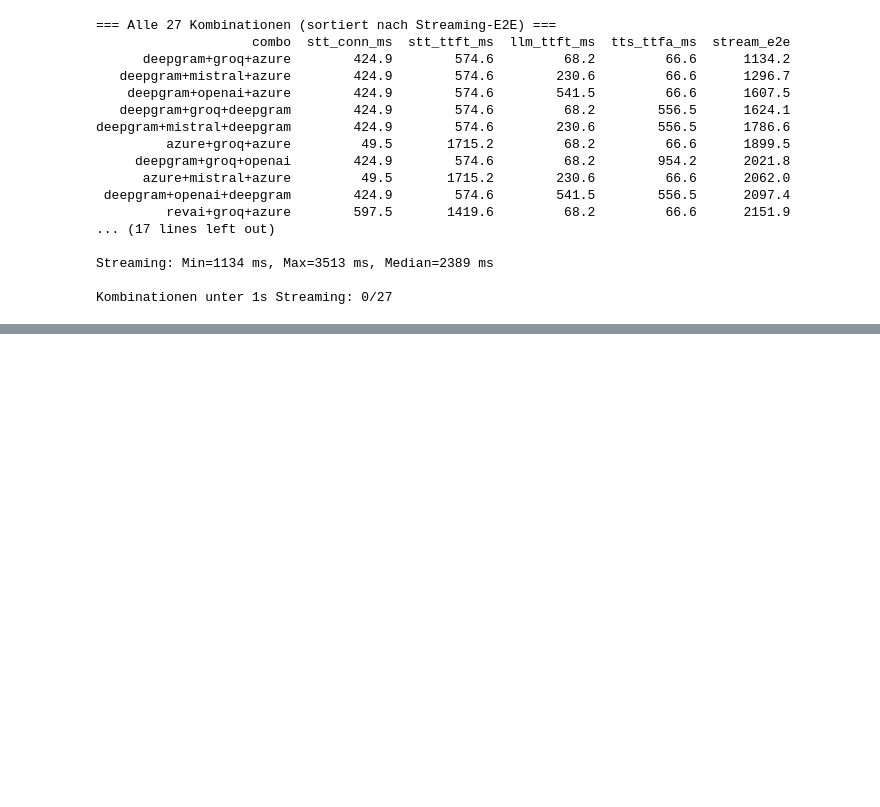
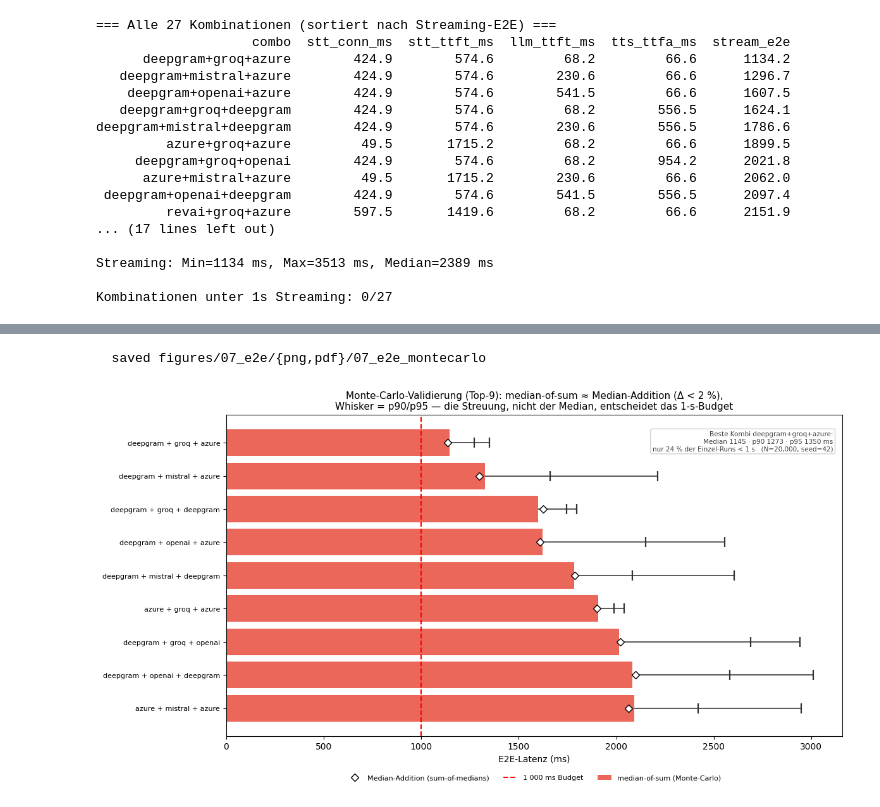
Before and after one commit to asphyxx24/bachelorThesis, a Jupyter notebook: analysis/07_e2e_pipeline.ipynb, the cells around one changed output, grey strips where cells are left out. Drawn from its saved outputs; the diff is of its cells as text; code cells hidden in the pictures; blank space fills up the shorter version.

```diff
--- a/analysis/07_e2e_pipeline.ipynb
+++ b/analysis/07_e2e_pipeline.ipynb
@@ -297 +378,44 @@ Kombinationen unter 1s Streaming: 0/27
+# %%
+# --- Monte-Carlo-Figur (Top-9): median-of-sum + p90/p95-Whisker ---
+top = mc.head(9).iloc[::-1].reset_index(drop=True)   # beste Kombi oben
+y = np.arange(len(top))
+
+fig, ax = plt.subplots(figsize=(12, 6.5))
+colors = ['#e74c3c' if v > 1000 else '#2ecc71' for v in top['mc_median']]
+ax.barh(y, top['mc_median'], color=colors, alpha=0.85, label='median-of-sum (Monte-Carlo)')
+
+# Unsicherheit: Whisker median -> p95, Ticks bei p90 und p95
+for yi in y:
+    ax.hlines(yi, top['mc_median'][yi], top['mc_p95'][yi], color='0.35', lw=1.4, zorder=3)
+    ax.plot(top['mc_p90'][yi], yi, '|', color='0.2', ms=11, mew=1.6, zorder=4)
+    ax.plot(top['mc_p95'][yi], yi, '|', color='0.2', ms=11, mew=1.6, zorder=4)
+
+# Median-Addition (sum-of-medians) als Diamant zum Deckungs-Vergleich
+ax.plot(top['sum_of_med'], y, 'D', color='white', mec='black', ms=6, zorder=5,
+        label='Median-Addition (sum-of-medians)')
+
+ax.axvline(1000, color='red', lw=1.5, ls='--', label='1 000 ms Budget')
+ax.set_yticks(y)
+ax.set_yticklabels(top['combo'].str.replace('+', ' + ', regex=False), fontsize=8)
+ax.set_xlabel('E2E-Latenz (ms)')
+ax.set_title('Monte-Carlo-Validierung (Top-9): median-of-sum ≈ Median-Addition (Δ < 2 %),\n'
+             'Whisker = p90/p95 — die Streuung, nicht der Median, entscheidet das 1-s-Budget',
+             fontsize=11)
+# Legende unter den Plot (kollidiert sonst mit den langen Balken / der Annotation)
+ax.legend(fontsize=8, loc='upper center', bbox_to_anchor=(0.5, -0.10), ncol=3, frameon=False)
+
+# Annotation oben rechts (dort sind die kurzen Top-Balken -> Fläche frei)
+best = mc.iloc[0]
+ax.text(0.985, 0.95,
+        f'Beste Kombi {best.combo}:\nMedian {best.mc_median:.0f} · p90 {best.mc_p90:.0f} · p95 {best.mc_p95:.0f} ms\n'
+        f'nur {best.p_under_1s:.0f} % der Einzel-Runs < 1 s   (N={N_MC:,}, seed=42)',
+        transform=ax.transAxes, ha='right', va='top', fontsize=7.5, color='0.25',
+        bbox=dict(boxstyle='round', fc='white', ec='0.8', alpha=0.9))
+
+plt.tight_layout()
+save_figure(fig, '07_e2e_montecarlo')
+plt.show()
+# %% [output]
+  saved figures/07_e2e/{png,pdf}/07_e2e_montecarlo
+[figure, added]
 # %% [markdown]
```
Also changed, not shown: parts of 4 cells of this notebook, 9 other files.
